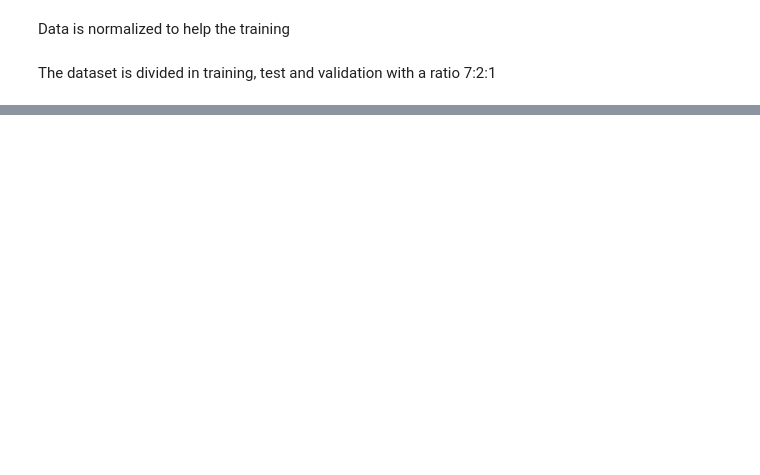
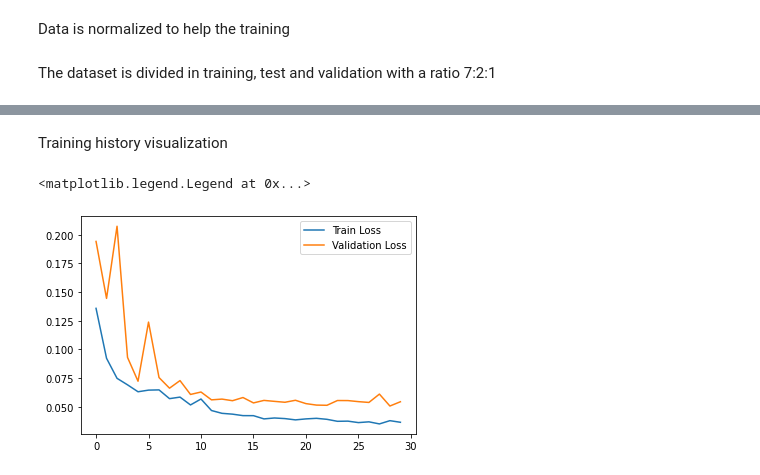
Before and after one commit to elisasanzani/Software_and_Computing_Project, a Jupyter notebook: PNet_RMC_main.ipynb, the cells around one changed output, grey strips where cells are left out. Drawn from its saved outputs; the diff is of its cells as text; code cells hidden in the pictures; blank space fills up the shorter version.

Commit message:
Working on model optimization and code description

```diff
--- a/PNet_RMC_main.ipynb
+++ b/PNet_RMC_main.ipynb
@@ -173,0 +196,3 @@ The custom model is imported from the GitHub repo (working on it)
+# %%
+batch_size = 1024
+epochs = 30
@@ -173,0 +217,6 @@ The custom model is imported from the GitHub repo (working on it)
+# %%
+model.compile(loss='binary_crossentropy',
+              optimizer=keras.optimizers.Adam(learning_rate=lr_schedule(0)),
+              weighted_metrics=[keras.metrics.AUC(curve="PR")],
+)
+model.summary()
@@ -173,0 +243,20 @@ The custom model is imported from the GitHub repo (working on it)
+# %%
+# Prepare model model saving directory.
+import os
+
+save_dir = 'model_checkpoints'
+model_name = 'lite_model-{val_auc:0.2f}-{epoch:03d}.h5'
+if not os.path.isdir(save_dir):
+    os.makedirs(save_dir)
+filepath = os.path.join(save_dir, model_name)
+
+# Prepare callbacks for model saving and for learning rate adjustment.
+checkpoint = keras.callbacks.ModelCheckpoint(
+    filepath=filepath,
+    monitor='val_auc',
+    verbose=1,
+    )
+progress_bar = keras.callbacks.ProgbarLogger()
+lr_scheduler = keras.callbacks.LearningRateScheduler(lr_schedule)
+
+callbacks = [checkpoint, progress_bar, lr_scheduler]
@@ -173,0 +267,11 @@ The custom model is imported from the GitHub repo (working on it)
+# %%
+history = model.fit(
+    [train_data["points"], train_data["features"], train_data["mask"], train_data["summary"]],
+    train_label,
+    batch_size=batch_size,
+    epochs=epochs,
+    validation_data=([val_data["points"], val_data["features"], val_data["mask"], val_data["summary"]], val_label, val_weight),
+    shuffle=True,
+    sample_weight=train_weight,
+    callbacks=callbacks
+)
@@ -173,0 +296,10 @@ The custom model is imported from the GitHub repo (working on it)
+# %% [markdown]
+Training history visualization
+# %%
+#Train and validation Loss
+plt.plot(history.history['loss'], label="Train Loss")
+plt.plot(history.history['val_loss'], label="Validation Loss")
+plt.legend()
+# %% [output]
+<matplotlib.legend.Legend at 0x...>
+[figure, added]
```
Also changed, not shown: parts of 23 cells of this notebook.
